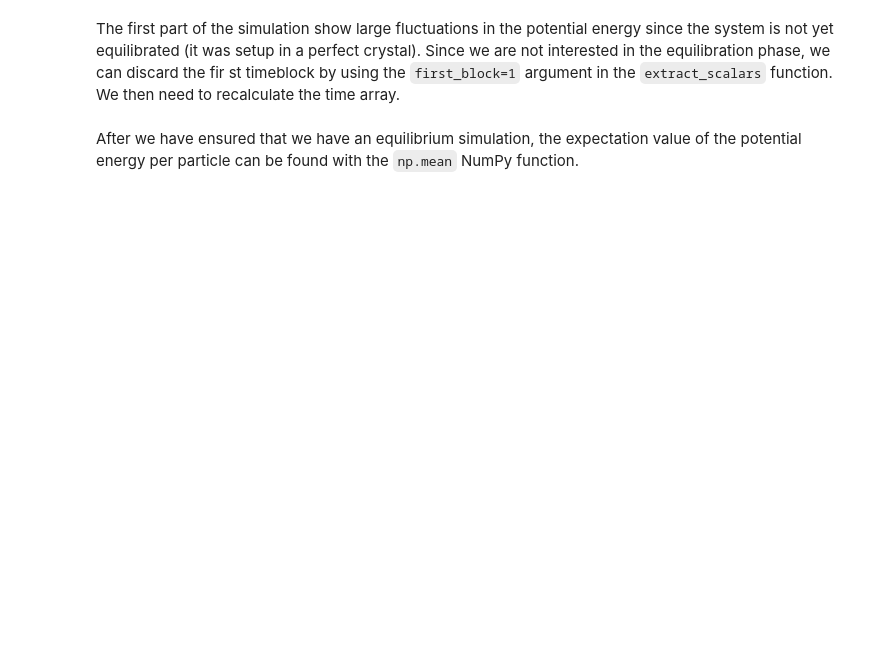
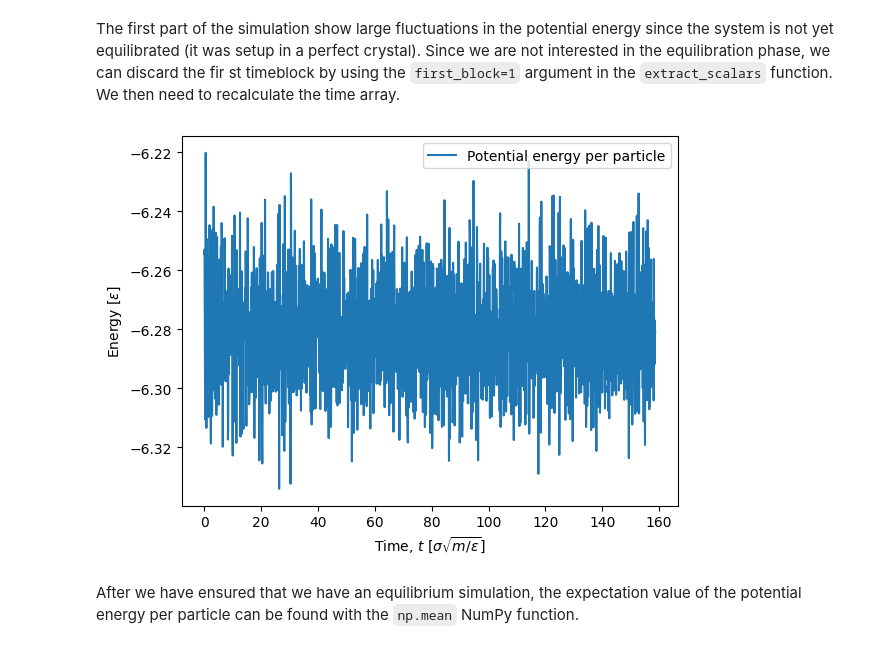
Before and after one commit to ThomasBechSchroeder/gamdpy, a Jupyter notebook: tutorials/my_first_simulation.ipynb, the cells around one changed output. Drawn from its saved outputs; the diff is of its cells as text; code cells hidden in the pictures; blank space fills up the shorter version.

```diff
--- a/tutorials/my_first_simulation.ipynb
+++ b/tutorials/my_first_simulation.ipynb
@@ -257,5 +257,4 @@ len(U)
 Below we compute the times related to when the scalar quantities were stored (in Lennard-Jones units).
 # %%
 dt = sim.integrator.dt  # Time step
-steps_between_output =
 time = np.arange(len(U)) * dt * steps_between_output # Time array
@@ -276,14 +275,16 @@ plt.show()
 The first part of the simulation show large fluctuations in the potential energy since the system is not yet equilibrated (it was setup in a perfect crystal). Since we are not interested in the equilibration phase, we can discard the fir st timeblock by using the `first_block=1` argument in the `extract_scalars` function. We then need to recalculate the time array.
 # %%
 U, W, K = gp.extract_scalars(sim.output, ['U', 'W', 'K'], first_block=1)
-time = np.arange(len(U)) * dt * sim.output.attrs["steps_between_output"]
+time = np.arange(len(U)) * dt * steps_between_output
 
 plt.figure()
 plt.plot(time, U/N, label='Potential energy per particle')
 plt.xlabel(r'Time, $t$ [$\sigma\sqrt{m/\varepsilon}$]')  # Time in LJ units
 plt.ylabel(r'Energy [$\varepsilon$]')  # Energy in LJ units
 plt.legend()
 plt.show()
+# %% [output]
+[figure, added]
 # %% [markdown]
 After we have ensured that we have an equilibrium simulation, the expectation value of the potential energy per particle can be found with the `np.mean` NumPy function.
 # %%
```
Also changed, not shown: parts of 7 cells of this notebook.
